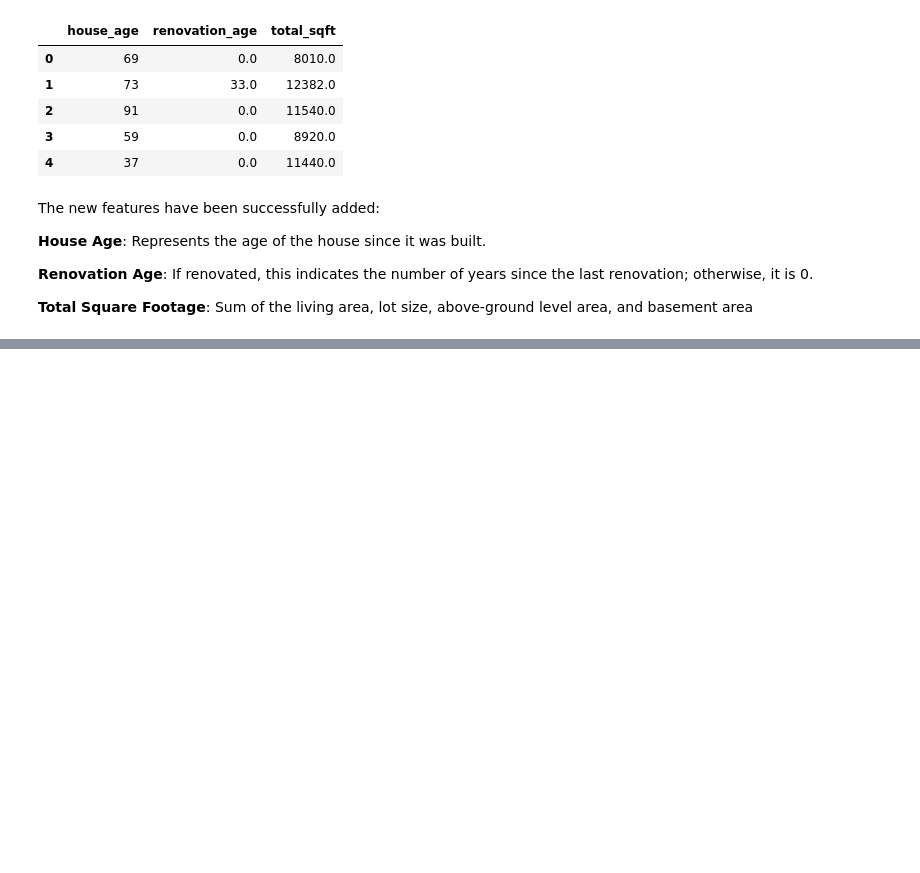
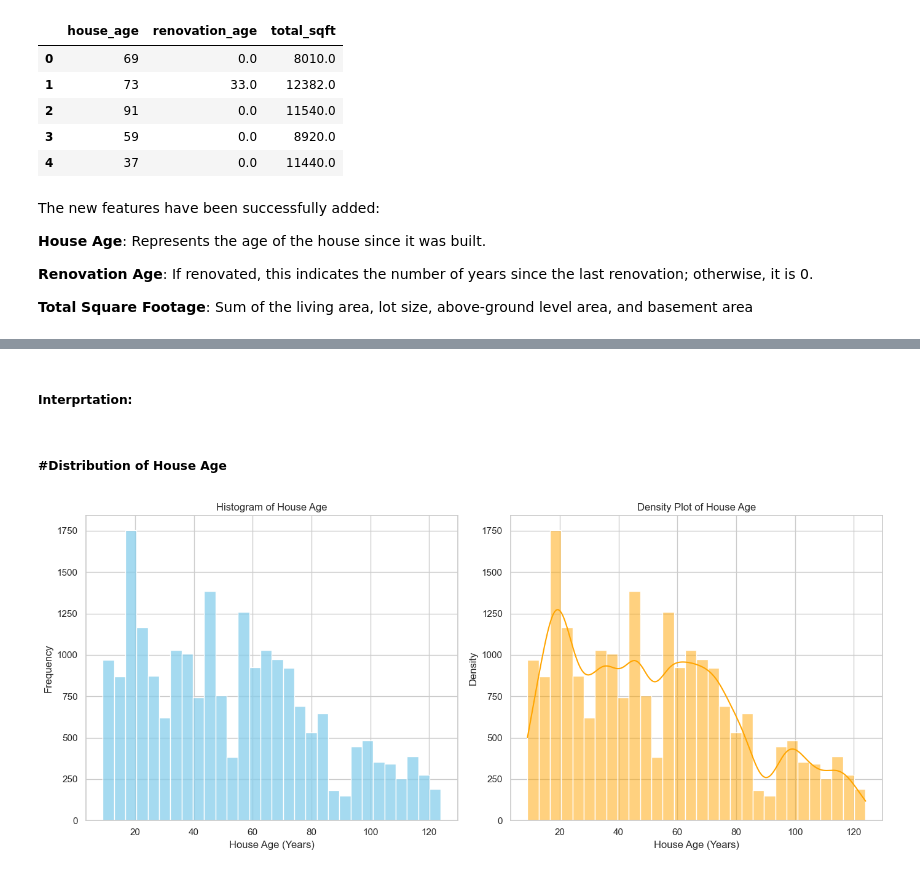
Before and after one commit to winnycodegurl/dsc-phase-2-projectgroup4, a Jupyter notebook: student.ipynb, the cells around one changed output, grey strips where cells are left out. Cells and saved outputs as stored; diff of their text form; code cells hidden in the pictures; blank space fills up the shorter version.

```diff
--- a/student.ipynb
+++ b/student.ipynb
@@ -435,0 +504,27 @@ The new features have been successfully added:
+# %% [markdown]
+##### Interprtation:
+# %% [markdown]
+##### #Distribution of House Age
+# %%
+# Create subplots
+fig, axes = plt.subplots(nrows=1, ncols=2, figsize=(14, 6))
+
+# Histogram for house_age
+sns.histplot(housing_data_encoded['house_age'], bins=30, kde=False, color='skyblue', ax=axes[0])
+axes[0].set_title('Histogram of House Age')
+axes[0].set_xlabel('House Age (Years)')
+axes[0].set_ylabel('Frequency')
+
+# Density Plot for house_age
+sns.histplot(housing_data_encoded['house_age'], bins=30, kde=True, color='orange', ax=axes[1])
+axes[1].set_title('Density Plot of House Age')
+axes[1].set_xlabel('House Age (Years)')
+axes[1].set_ylabel('Density')
+
+# Adjust layout
+plt.tight_layout()
+
+# Show plots
+plt.show()
+# %% [output]
+[figure, added]
```
Also changed, not shown: parts of 27 cells of this notebook.
